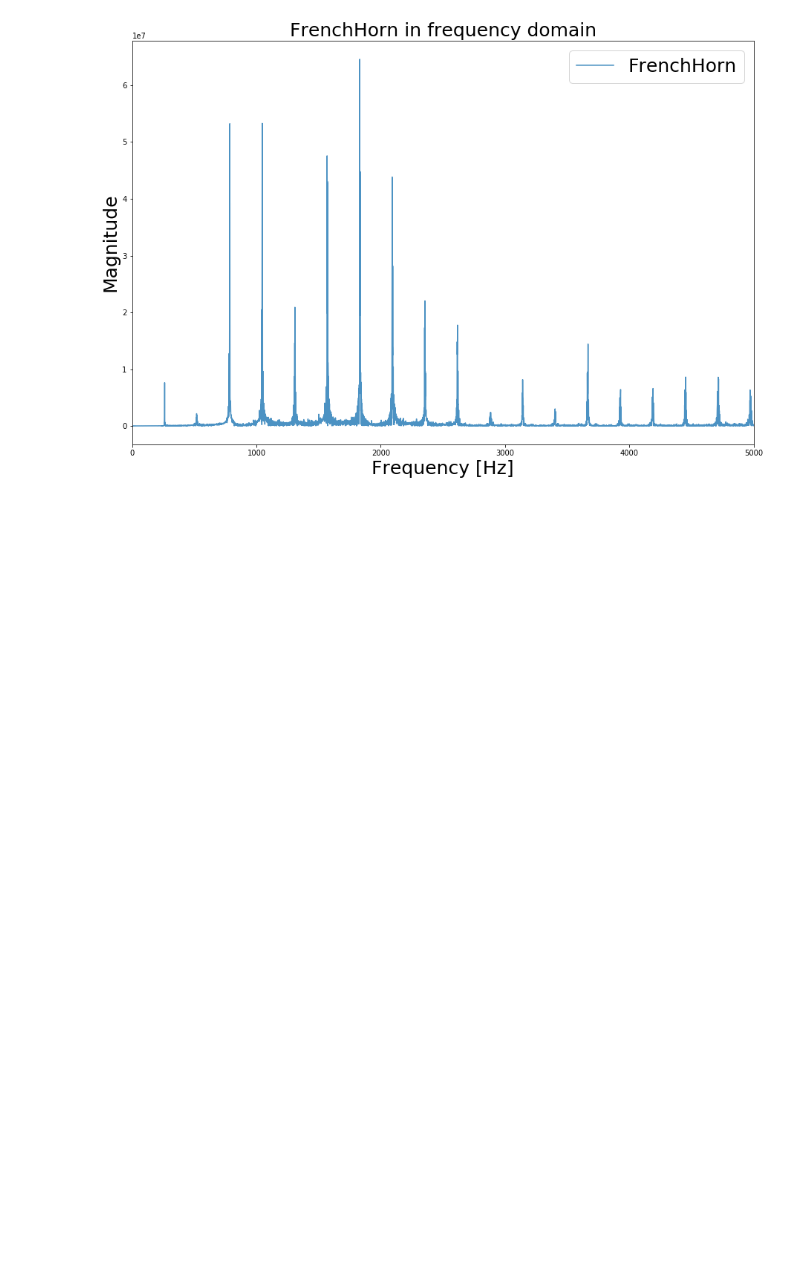
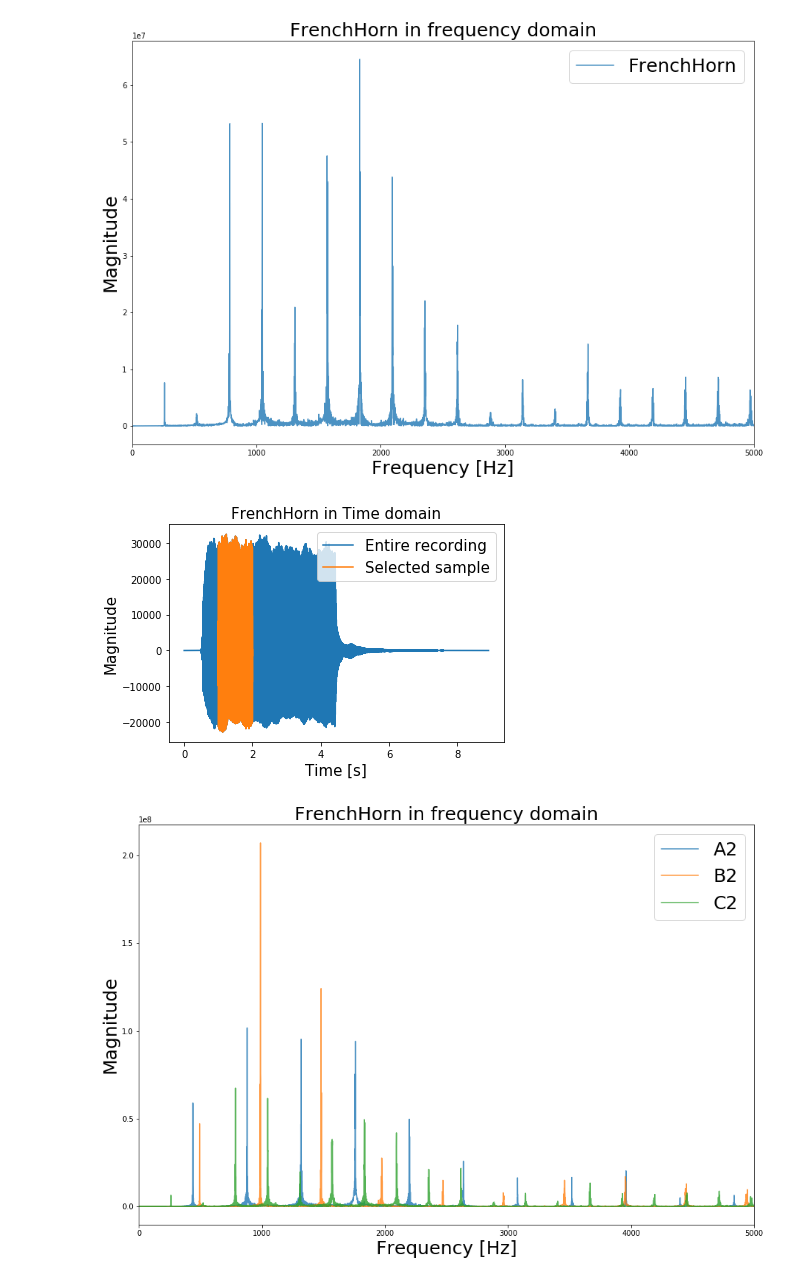
Before and after one commit to AM205-Final-Project/InstrumentClassification, a Jupyter notebook: Trial.ipynb, the cells around one changed output. Cells and saved outputs as stored; diff of their text form; code cells hidden in the pictures; blank space fills up the shorter version.

Commit message:
Modelling different nodes for french horn

```diff
--- a/Trial.ipynb
+++ b/Trial.ipynb
@@ -287,3 +287,62 @@ plt.xlim(0,5000)
 plt.show()
 # %% [output]
 [figure]
+# %%
+fs, data = wavfile.read('sounds/FrenchHornOctave/A2.wav') # load the data
+start = 1*fs
+end = 2*fs
+t_length = data.shape[0]
+A2_sample = data.T[0][start:end]
+# plt.plot(np.linspace(0,t_length/fs, t_length), data.T[0], label = 'Entire recording')
+# plt.plot(np.linspace(start/fs, end/fs, (end-start)), A2_sample, label = 'Selected sample')
+# plt.title(instrument + ' in Time domain', fontsize = 15)
+# plt.xlabel('Time [s]', fontsize = 15)
+# plt.ylabel('Magnitude', fontsize = 15)
+# plt.legend(fontsize = 15)
+# plt.show()
+
+fs, data = wavfile.read('sounds/FrenchHornOctave/B2.wav') # load the data
+start = 1*fs
+end = 2*fs
+t_length = data.shape[0]
+B2_sample = data.T[0][start:end]
+# plt.figure()
+# plt.plot(np.linspace(0,t_length/fs, t_length), data.T[0], label = 'Entire recording')
+# plt.plot(np.linspace(start/fs, end/fs, (end-start)), B2_sample, label = 'Selected sample')
+# plt.title(instrument + ' in Time domain', fontsize = 15)
+# plt.xlabel('Time [s]', fontsize = 15)
+# plt.ylabel('Magnitude', fontsize = 15)
+# plt.legend(fontsize = 15)
+# plt.show()
+
+fs, data = wavfile.read('sounds/FrenchHornOctave/C2.wav') # load the data
+start = 1*fs
+end = 2*fs
+t_length = data.shape[0]
+C2_sample = data.T[0][start:end]
+plt.figure()
+plt.plot(np.linspace(0,t_length/fs, t_length), data.T[0], label = 'Entire recording')
+plt.plot(np.linspace(start/fs, end/fs, (end-start)), C2_sample, label = 'Selected sample')
+plt.title(instrument + ' in Time domain', fontsize = 15)
+plt.xlabel('Time [s]', fontsize = 15)
+plt.ylabel('Magnitude', fontsize = 15)
+plt.legend(fontsize = 15)
+plt.show()
+
+
+plt.figure(figsize = (15,10))
+c_A2 = rfft(A2_sample) # calculate fourier transform (complex numbers list)
+plt.plot(np.linspace(0,fs, len(c_A2)), abs(c_A2), label = 'A2', alpha = 0.8)
+c_B2 = rfft(B2_sample) # calculate fourier transform (complex numbers list)
+plt.plot(np.linspace(0,fs, len(c_B2)), abs(c_B2), label = 'B2', alpha = 0.8)
+c_C2 = rfft(C2_sample) # calculate fourier transform (complex numbers list)
+plt.plot(np.linspace(0,fs, len(c_C2)), abs(c_C2), label = 'C2', alpha = 0.8)
+plt.title('FrenchHorn in frequency domain', fontsize = 25)
+plt.xlabel('Frequency [Hz]', fontsize = 25)
+plt.ylabel('Magnitude', fontsize = 25)
+plt.legend(fontsize= 25)
+plt.xlim(0,5000)
+plt.show()
+# %% [output]
+[figure, added]
+[figure, added]
```
Also changed, not shown: parts of 15 cells of this notebook.
